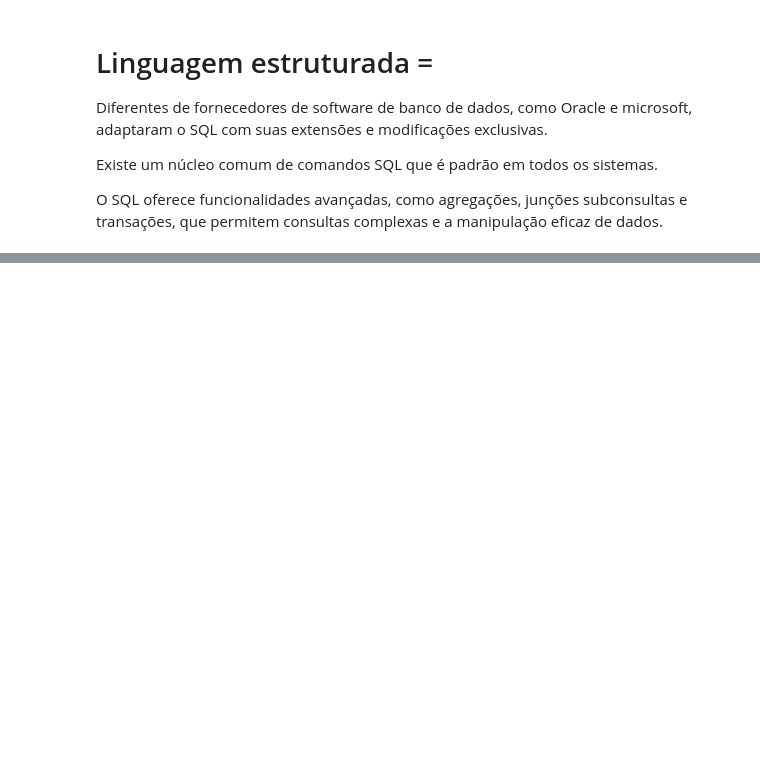
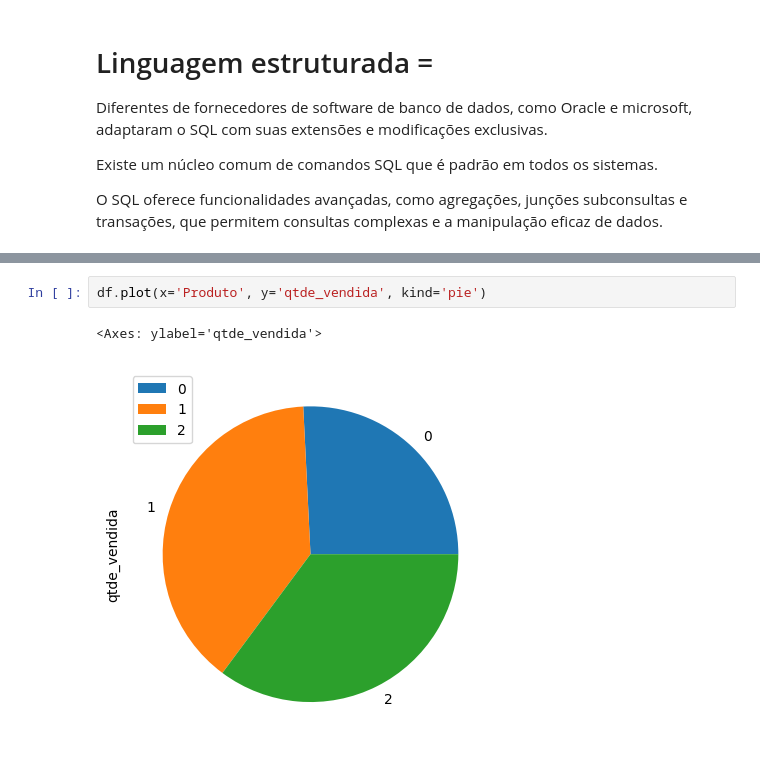
Before and after one commit to Ronaldo94-GITHUB/Meu-reposit-rio-de-autenticacoes-GIT, a Jupyter notebook: Untitled0.ipynb, the cells around one changed output, grey strips where cells are left out. Drawn from its saved outputs; the diff is of its cells as text; blank space fills up the shorter version.

```diff
--- a/Untitled0.ipynb
+++ b/Untitled0.ipynb
@@ -1110,0 +1857,5 @@ O SQL oferece funcionalidades avançadas, como agregações, junções subconsul
+# %%
+df.plot(x='Produto', y='qtde_vendida', kind='pie')
+# %% [output]
+<Axes: ylabel='qtde_vendida'>
+[figure, added]
```
Also changed, not shown: parts of 146 cells of this notebook.
